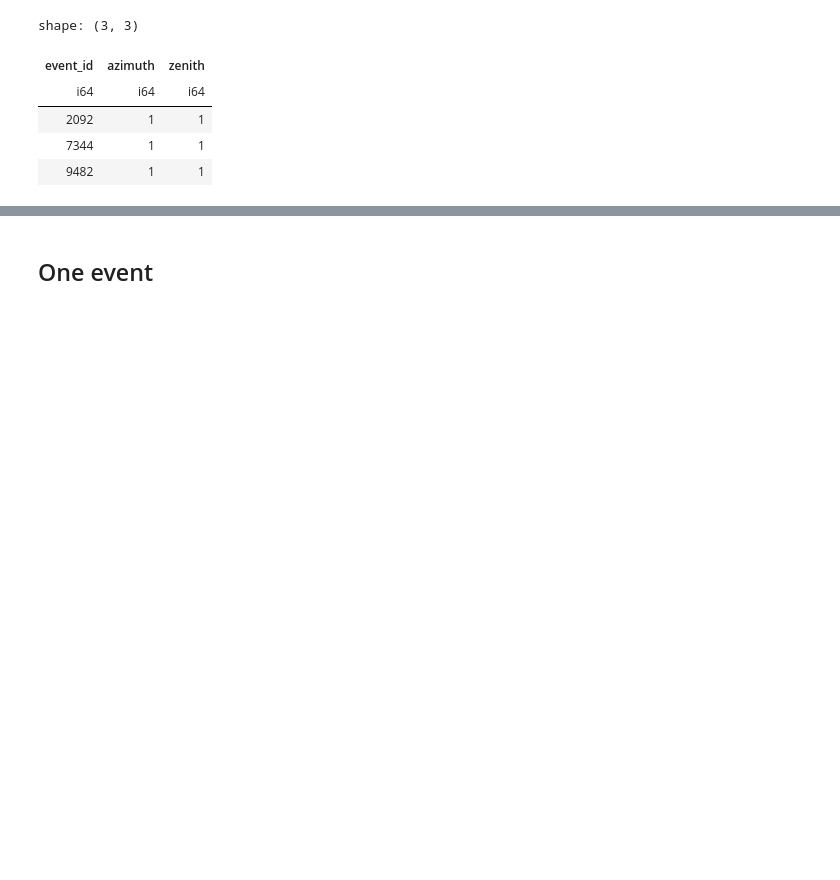
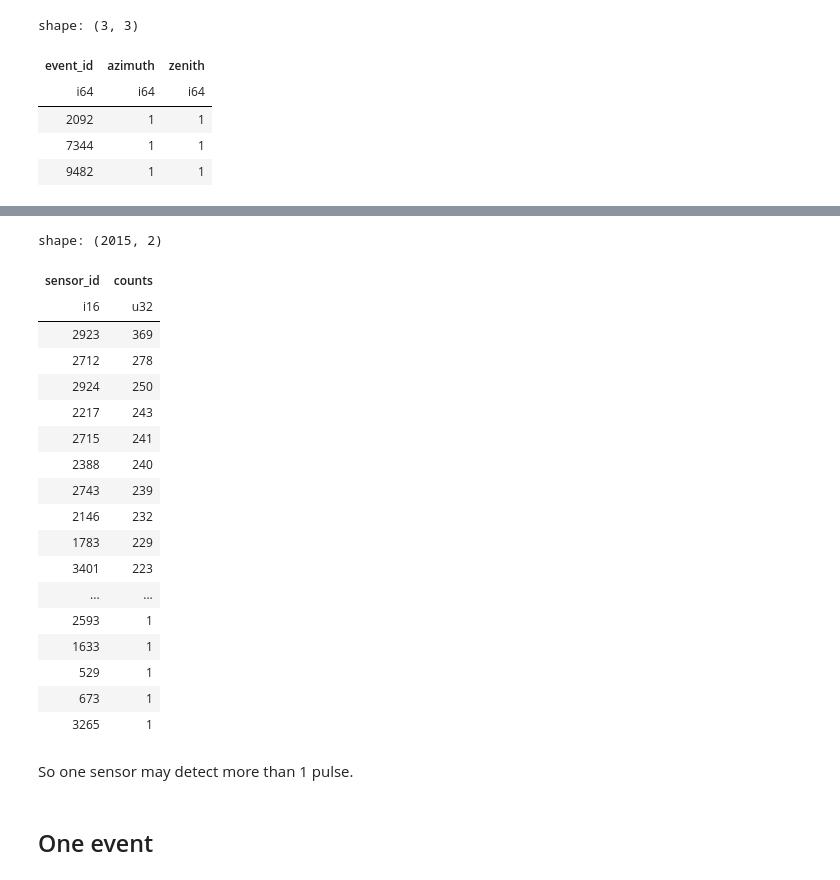
Before and after one commit to edenni/icecube, a Jupyter notebook: notebook/eda/overview.ipynb, the cells around one changed output, grey strips where cells are left out. Drawn from its saved outputs; the diff is of its cells as text; code cells hidden in the pictures; blank space fills up the shorter version.

```diff
--- a/notebook/eda/overview.ipynb
+++ b/notebook/eda/overview.ipynb
@@ -104,3 +124,27 @@ shape: (3, 3)
+# %%
+df_batch.filter(pl.col("event_id") == max_pulse_event)["sensor_id"].value_counts().sort("counts", reverse=True)
+# %% [output]
+shape: (2015, 2)
+| sensor_id | counts |
+| i16 | u32 |
+| 2923 | 369 |
+| 2712 | 278 |
+| 2924 | 250 |
+| 2217 | 243 |
+| 2715 | 241 |
+| 2388 | 240 |
+| 2743 | 239 |
+| 2146 | 232 |
+| 1783 | 229 |
+| 3401 | 223 |
+| ... | ... |
+| 2593 | 1 |
+| 1633 | 1 |
+| 529 | 1 |
+| 673 | 1 |
+| 3265 | 1 |
+# %% [markdown]
+So one sensor may detect more than 1 pulse.
 # %% [markdown]
 ## One event
 # %%
```
Also changed, not shown: parts of 9 cells of this notebook, 9 other files.
